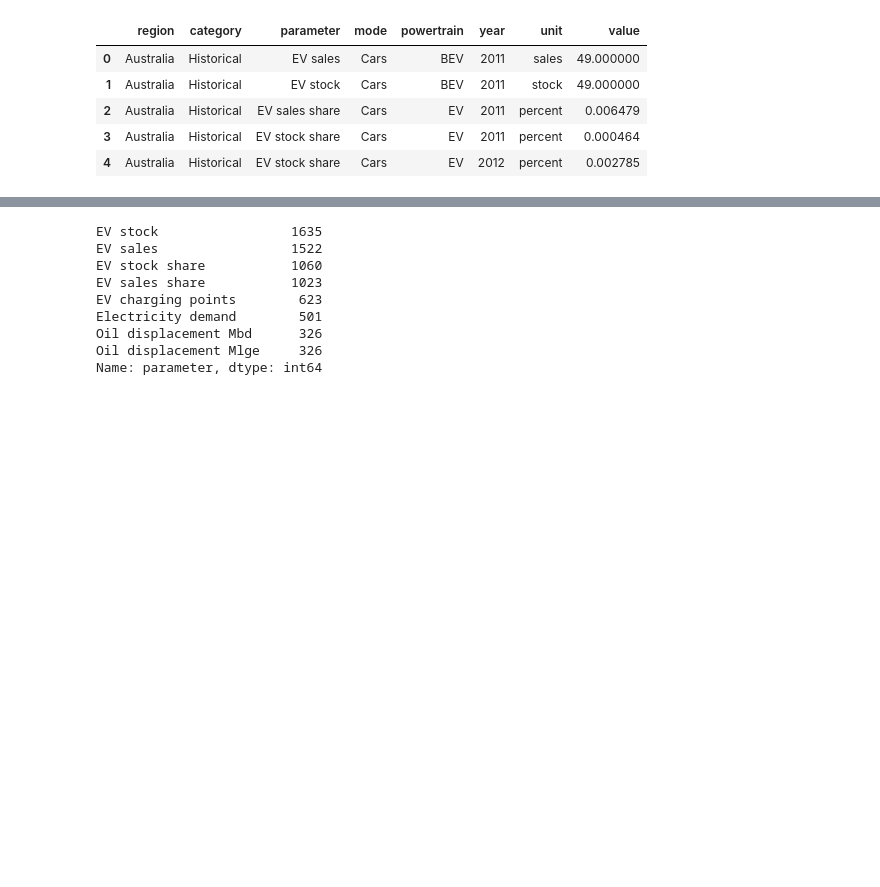
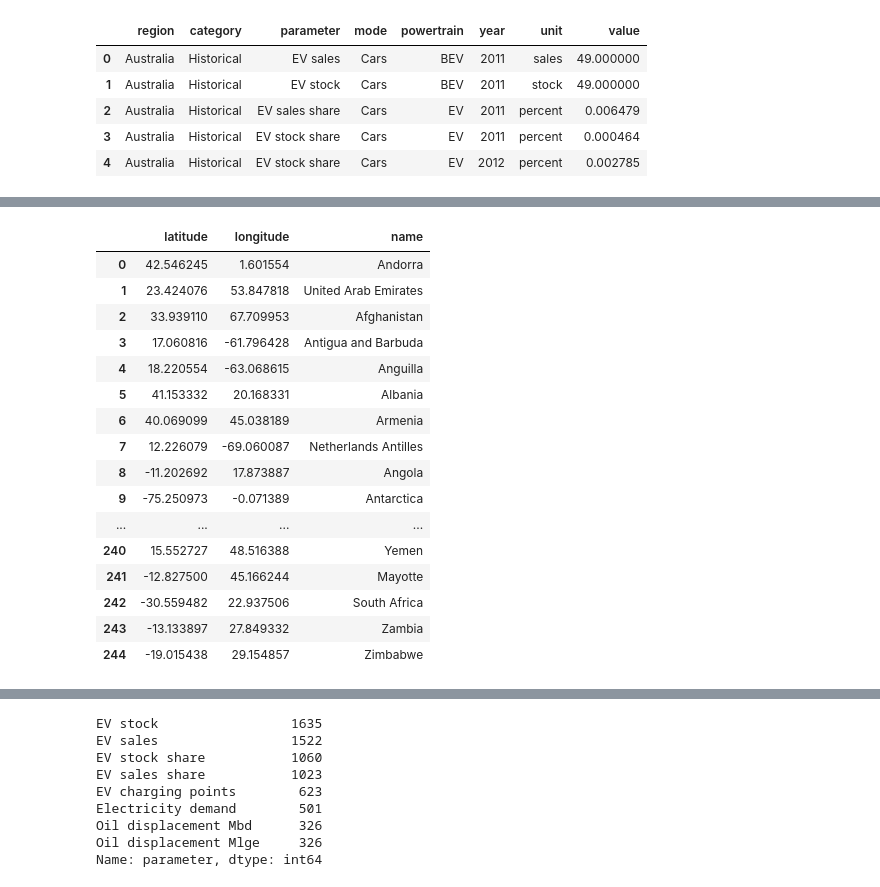
Before and after one commit to aaroln/ev, a Jupyter notebook: Data Project.ipynb, the cells around one changed output, grey strips where cells are left out. Drawn from its saved outputs; the diff is of its cells as text; code cells hidden in the pictures; blank space fills up the shorter version.

```diff
--- a/Data Project.ipynb
+++ b/Data Project.ipynb
@@ -27,3 +27,7 @@ ev.head(5)
 | 2 | Australia | Historical | EV sales share | Cars | EV | 2011 | percent | 0.006479 |
 | 3 | Australia | Historical | EV stock share | Cars | EV | 2011 | percent | 0.000464 |
 | 4 | Australia | Historical | EV stock share | Cars | EV | 2012 | percent | 0.002785 |
+# %%
+country = pd.read_csv("countries.csv")
+
+country.head(5)
@@ -29,0 +41,22 @@ ev.head(5)
+# %%
+ll = country.drop(['country'], axis=1)
+
+ll
+# %% [output]
+|  | latitude | longitude | name |
+| 0 | 42.546245 | 1.601554 | Andorra |
+| 1 | 23.424076 | 53.847818 | United Arab Emirates |
+| 2 | 33.939110 | 67.709953 | Afghanistan |
+| 3 | 17.060816 | -61.796428 | Antigua and Barbuda |
+| 4 | 18.220554 | -63.068615 | Anguilla |
+| 5 | 41.153332 | 20.168331 | Albania |
+| 6 | 40.069099 | 45.038189 | Armenia |
+| 7 | 12.226079 | -69.060087 | Netherlands Antilles |
+| 8 | -11.202692 | 17.873887 | Angola |
+| 9 | -75.250973 | -0.071389 | Antarctica |
+| ... | ... | ... | ... |
+| 240 | 15.552727 | 48.516388 | Yemen |
+| 241 | -12.827500 | 45.166244 | Mayotte |
+| 242 | -30.559482 | 22.937506 | South Africa |
+| 243 | -13.133897 | 27.849332 | Zambia |
+| 244 | -19.015438 | 29.154857 | Zimbabwe |
```
Also changed, not shown: parts of 32 cells of this notebook, 1 other file.
